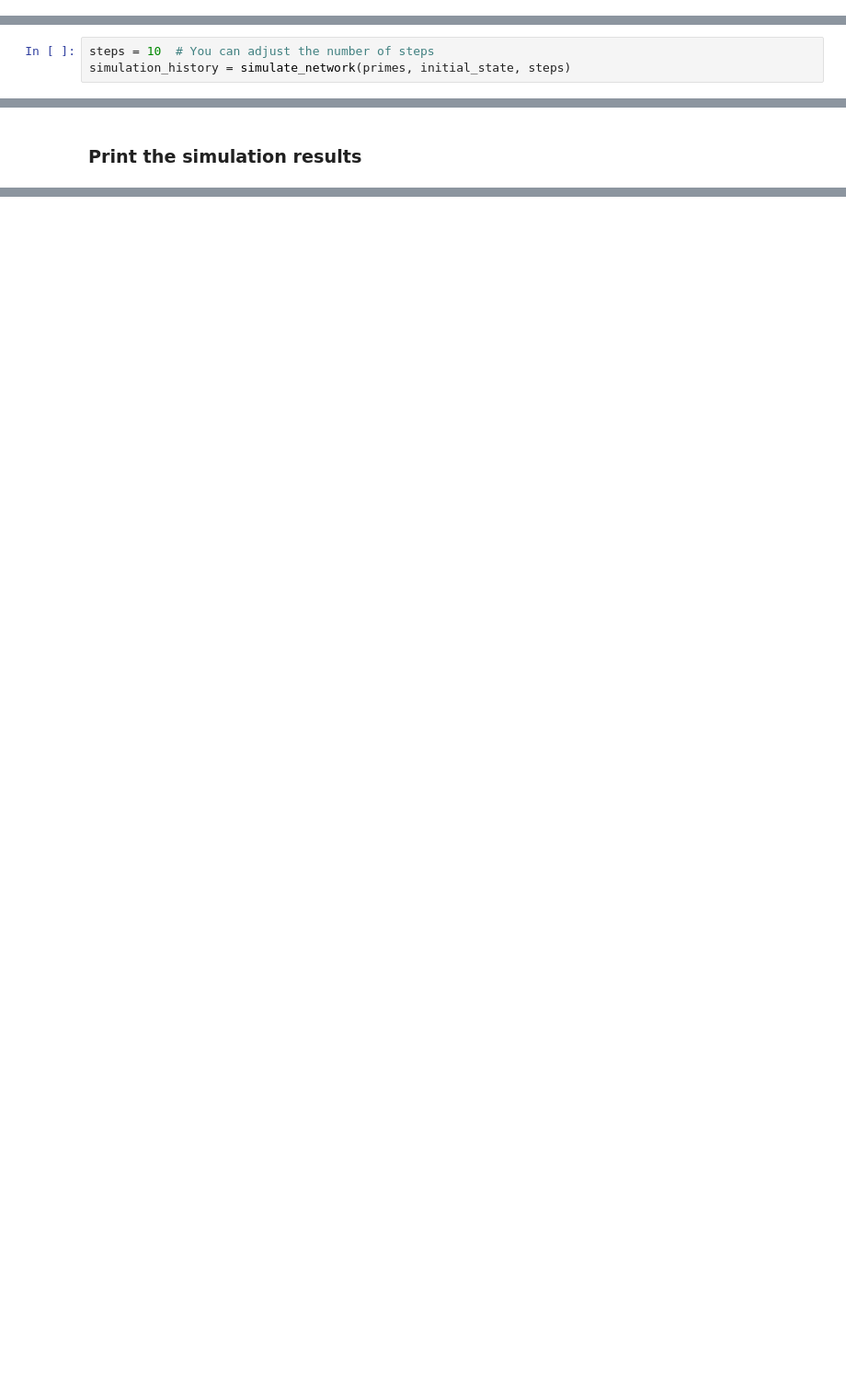
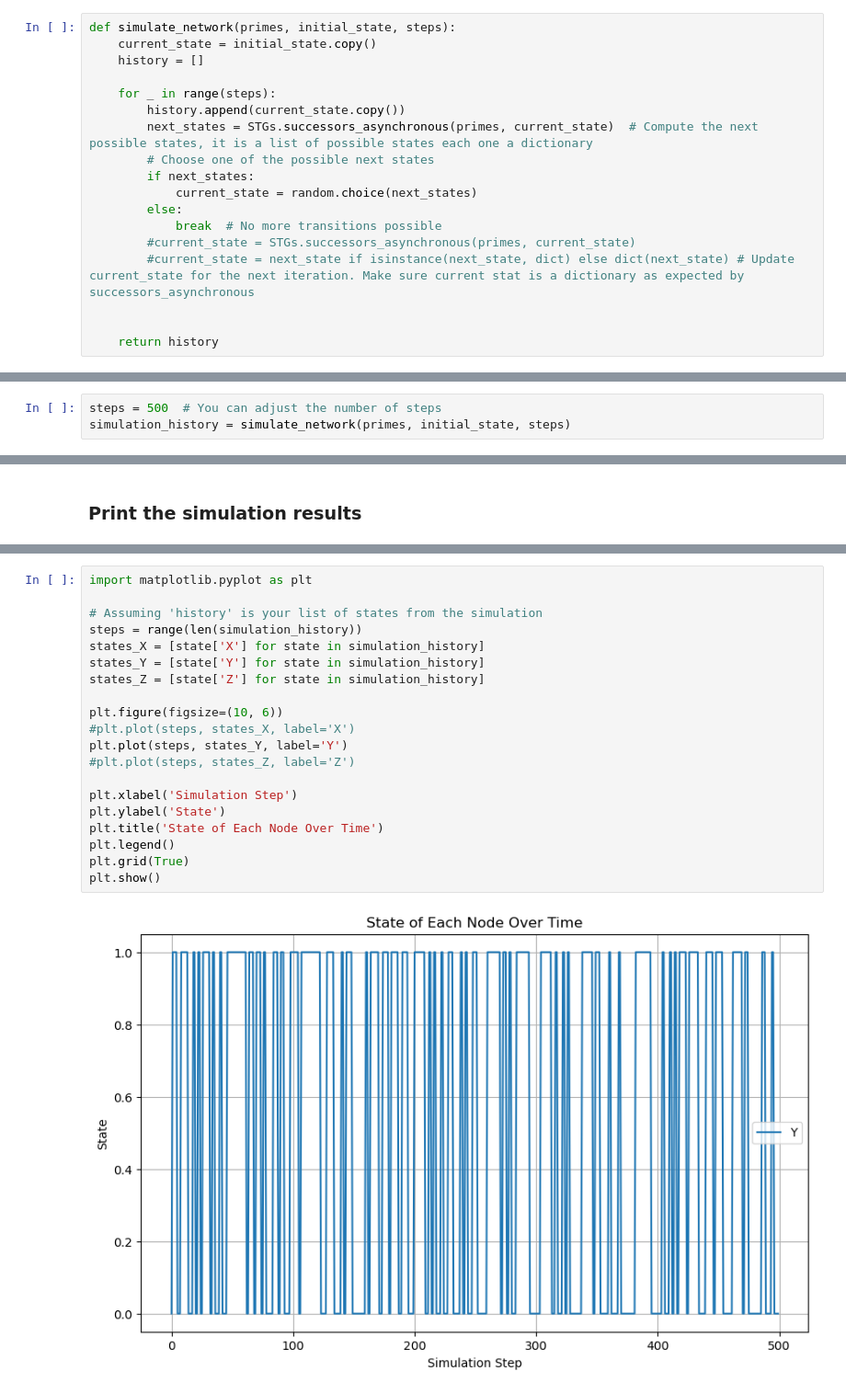
Before and after one commit to amoyag/practicas_biofisica, a Jupyter notebook: test_pyboolnet.ipynb, the cells around one changed output, grey strips where cells are left out. Shown at 92% size. Cells and saved outputs as stored; diff of their text form; blank space fills up the shorter version.

```diff
--- a/test_pyboolnet.ipynb
+++ b/test_pyboolnet.ipynb
@@ -226,5 +249,23 @@ def simulate_network(primes, initial_state, steps):
+# %%
+def simulate_network(primes, initial_state, steps):
+    current_state = initial_state.copy()
+    history = []
+
+    for _ in range(steps):
+        history.append(current_state.copy())
+        next_states = STGs.successors_asynchronous(primes, current_state)  # Compute the next possible states, it is a list of possible states each one a dictionary
+        # Choose one of the possible next states
+        if next_states:
+            current_state = random.choice(next_states)
+        else:
+            break  # No more transitions possible
+        #current_state = STGs.successors_asynchronous(primes, current_state)
+        #current_state = next_state if isinstance(next_state, dict) else dict(next_state) # Update current_state for the next iteration. Make sure current stat is a dictionary as expected by successors_asynchronous
+
+
+    return history
 # %% [markdown]
 ### Run the simulation for a number of steps
 # %%
-steps = 10  # You can adjust the number of steps
+steps = 500  # You can adjust the number of steps
 simulation_history = simulate_network(primes, initial_state, steps)
@@ -239,0 +299,22 @@ NameError: name 'simulation_history' is not defined
+# %%
+import matplotlib.pyplot as plt
+
+# Assuming 'history' is your list of states from the simulation
+steps = range(len(simulation_history))
+states_X = [state['X'] for state in simulation_history]
+states_Y = [state['Y'] for state in simulation_history]
+states_Z = [state['Z'] for state in simulation_history]
+
+plt.figure(figsize=(10, 6))
+#plt.plot(steps, states_X, label='X')
+plt.plot(steps, states_Y, label='Y')
+#plt.plot(steps, states_Z, label='Z')
+
+plt.xlabel('Simulation Step')
+plt.ylabel('State')
+plt.title('State of Each Node Over Time')
+plt.legend()
+plt.grid(True)
+plt.show()
+# %% [output]
+[figure, added]
```
Also changed, not shown: parts of 15 cells of this notebook, 1 other file.
